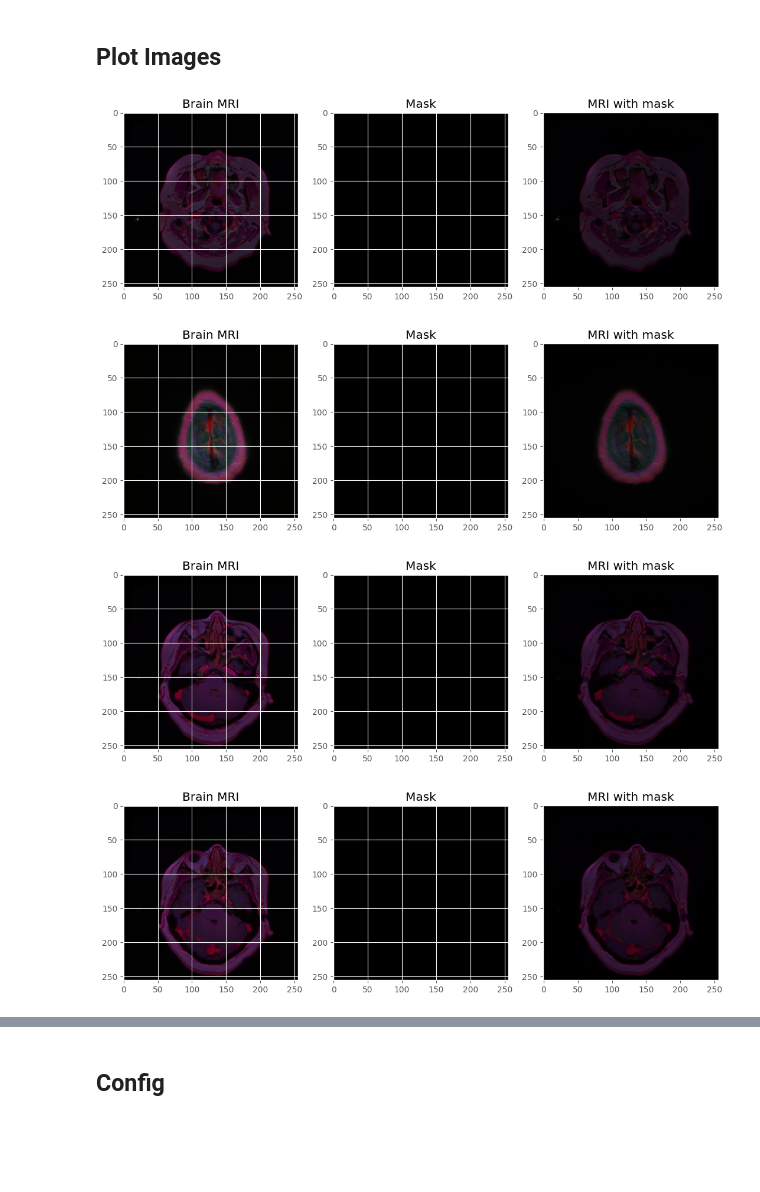
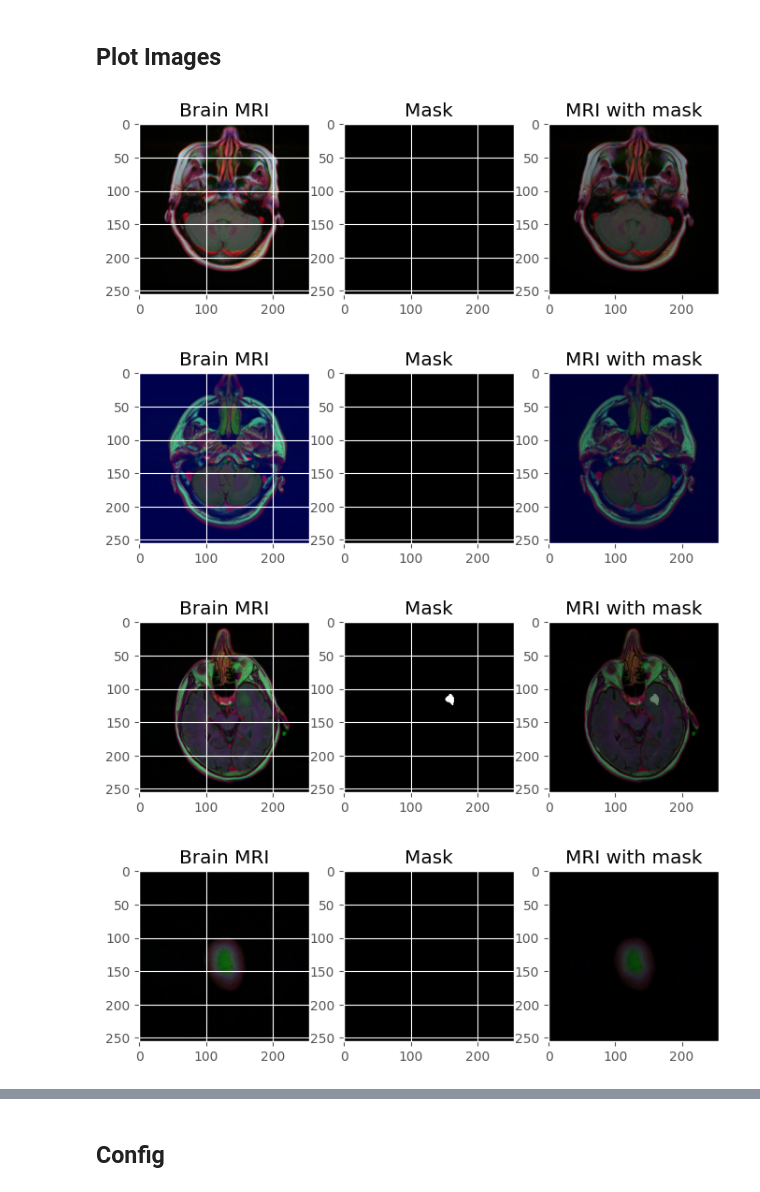
Before and after one commit to Tazkia1996/brain-mri-unet, a Jupyter notebook: unet++.ipynb, the cells around one changed output, grey strips where cells are left out. Drawn from its saved outputs; the diff is of its cells as text; code cells hidden in the pictures; blank space fills up the shorter version.

```diff
--- a/unet++.ipynb
+++ b/unet++.ipynb
@@ -64,7 +65,7 @@ from tensorflow.keras.callbacks import EarlyStopping, ModelCheckpoint
 # %% [markdown]
 ## Load Data
 # %%
-DataPath = '/content/gdrive/MyDrive/MSC_Thesis/lgg-mri-segmentation/test/sample2/'
+DataPath = '/content/gdrive/MyDrive/MSC_Thesis/lgg-mri-segmentation/kaggle_3m/'
 
 dirs = []
 images = []
@@ -75,3 +76,18 @@ for dirname, _, filenames in os.walk(DataPath):
             dirs.append(dirname.replace(DataPath, ''))
             masks.append(filename)
             images.append(filename.replace('_mask', ''))
+# %%
+'''image_files = []
+image_masks = glob.glob('/content/gdrive/MyDrive/MSC_Thesis/lgg-mri-segmentation/kaggle_3m//*/*_mask*')
+
+for i in image_masks:
+    image_files.append(i.replace('_mask',''))
+
+display(image_files[:1])
+display(image_masks[:1])
+
+
+# Fonction pour déterminer le diagnostic
+def diagnostic(image_masks):
+    value = np.max(cv2.imread(image_masks))
+    return '1' if value > 0 else '0'   '''
@@ -127,11 +145,13 @@ def plot_images():
 
     imagePath = os.path.join(DataPath, imagePath_df['directory'].iloc[idx], imagePath_df['images'].iloc[idx])
     maskPath = os.path.join(DataPath, imagePath_df['directory'].iloc[idx], imagePath_df['masks'].iloc[idx])
+ #   diagnostic_value = imagePath_df['diagnostic'].iloc[idx]
+
 
     image = cv2.imread(imagePath)
     mask = cv2.imread(maskPath)
 
-    fig, axs = plt.subplots(1,3, figsize=[13,15])
+    fig, axs = plt.subplots(1,3, figsize=[8,8])
 
     axs[0].imshow(image)
     axs[0].set_title('Brain MRI')
@@ -141,15 +161,18 @@ def plot_images():
 
     axs[2].imshow(image)
     axs[2].imshow(mask, alpha=0.3)
+    # Set the diagnostic value as the title of the mask subplot
+   # axs[2].set_title(f'MRI with mask (Diagnostic: {diagnostic_value})')
+
     axs[2].set_title('MRI with mask')
 
     plt.grid(False)
     plt.show()
 # %%
-for i in range(5):
+for i in range(10):
     plot_images()
 # %% [output]
-[figure, old version]
+[figure, new version]
-[figure, old version]
+[figure, new version]
-[figure, old version]
+[figure, new version]
-[figure, old version]
+[figure, new version]
```
Also changed, not shown: parts of 27 cells of this notebook.
